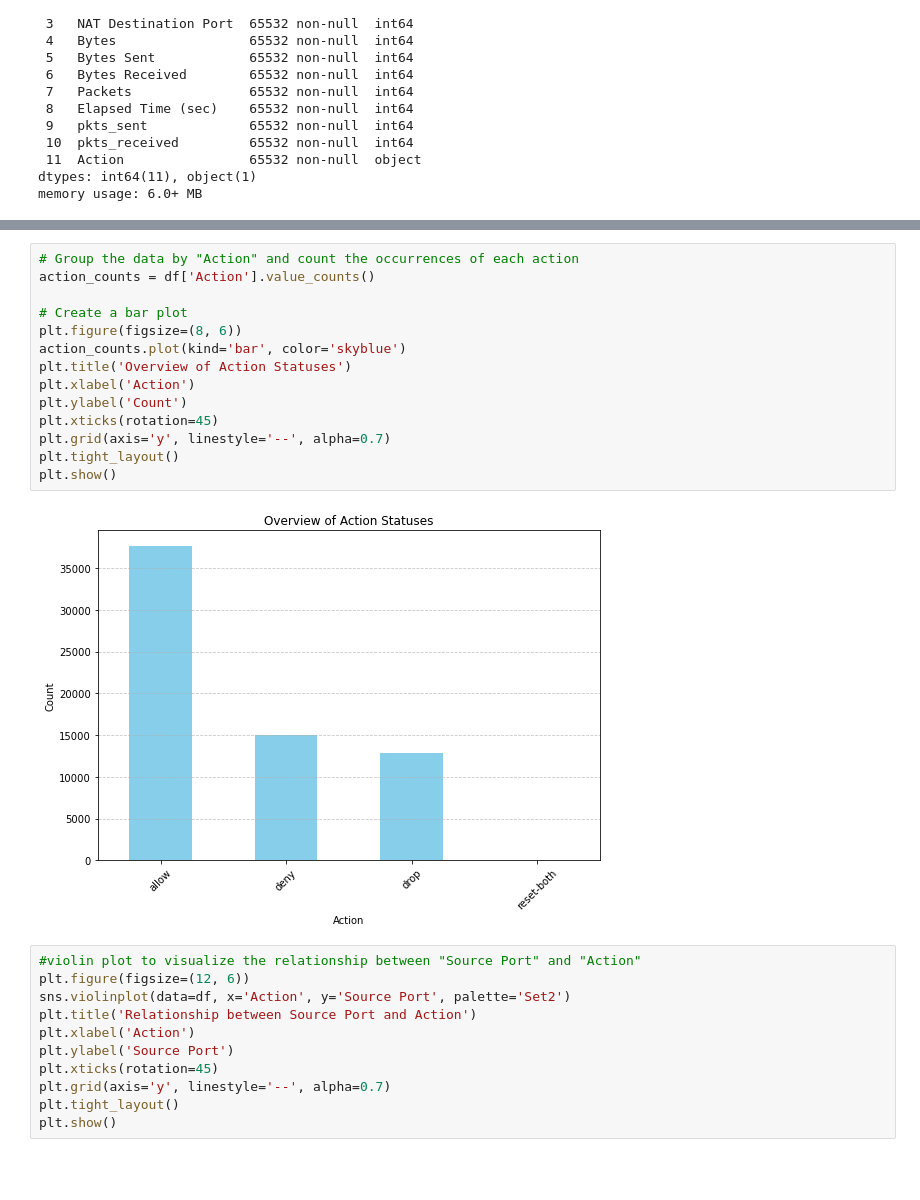
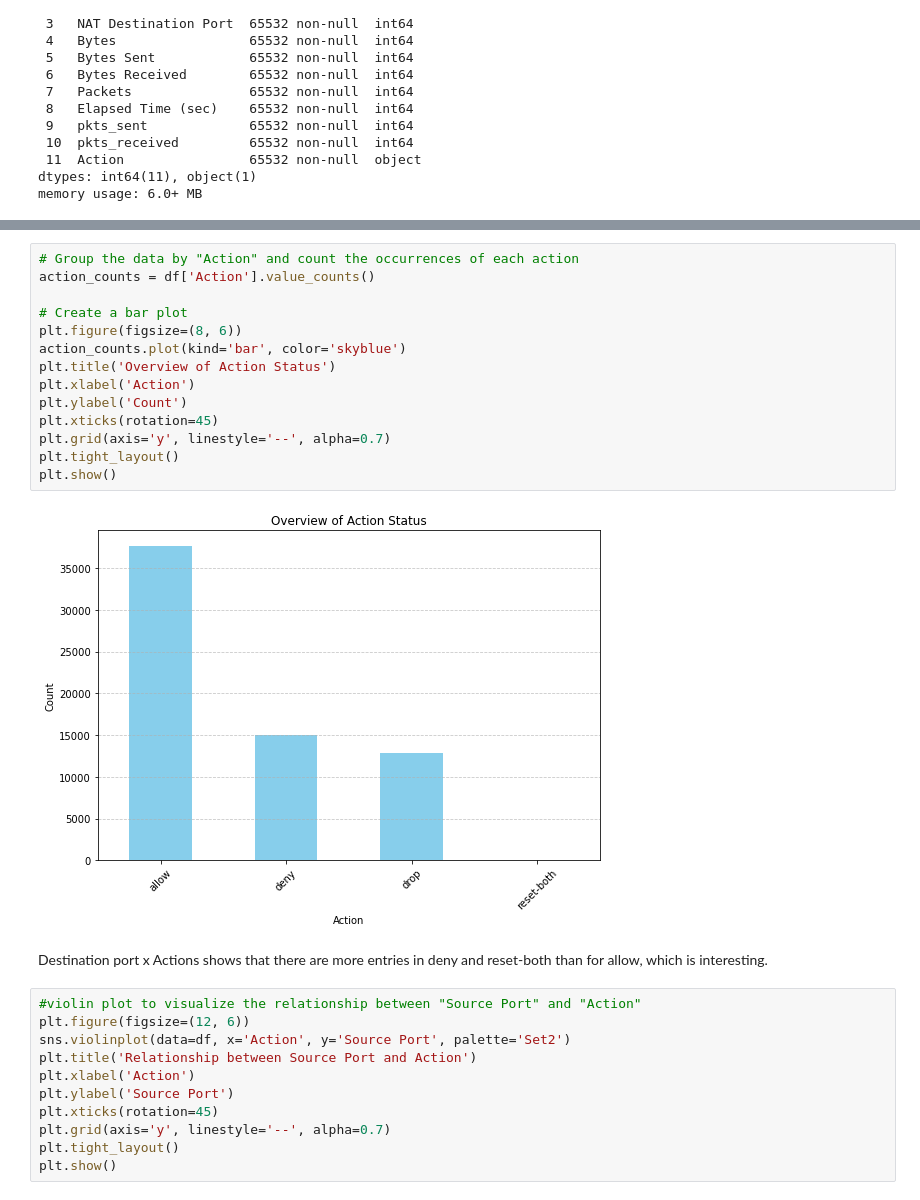
Before and after one commit to heberjuunior/Heber_ML_CA1, a Jupyter notebook: Heber_ML_CA1_Y4.ipynb, the cells around one changed output, grey strips where cells are left out. Saved outputs shown, nothing was run; the diff lists cells and outputs as text; blank space fills up the shorter version.

```diff
--- a/Heber_ML_CA1_Y4.ipynb
+++ b/Heber_ML_CA1_Y4.ipynb
@@ -78,19 +179,21 @@ memory usage: 6.0+ MB
 # %%
 # Group the data by "Action" and count the occurrences of each action
 action_counts = df['Action'].value_counts()
 
 # Create a bar plot
 plt.figure(figsize=(8, 6))
 action_counts.plot(kind='bar', color='skyblue')
-plt.title('Overview of Action Statuses')
+plt.title('Overview of Action Status')
 plt.xlabel('Action')
 plt.ylabel('Count')
 plt.xticks(rotation=45)
 plt.grid(axis='y', linestyle='--', alpha=0.7)
 plt.tight_layout()
 plt.show()
 # %% [output]
-[figure, old version]
+[figure, new version]
+# %% [markdown]
+Destination port x Actions shows that there are more entries in deny and reset-both than for allow, which is interesting.
 # %%
 #violin plot to visualize the relationship between "Source Port" and "Action"
 plt.figure(figsize=(12, 6))
```
Also changed, not shown: parts of 79 cells of this notebook.
